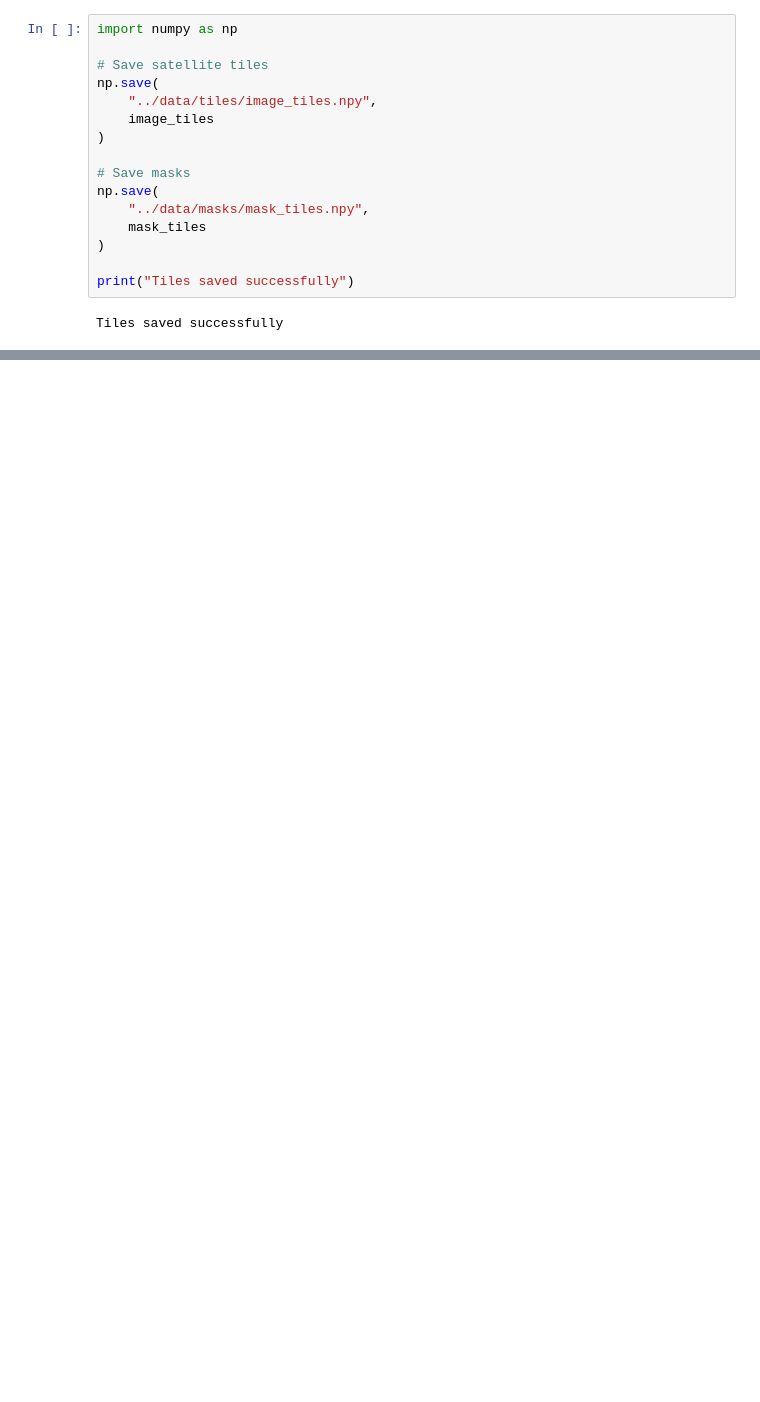
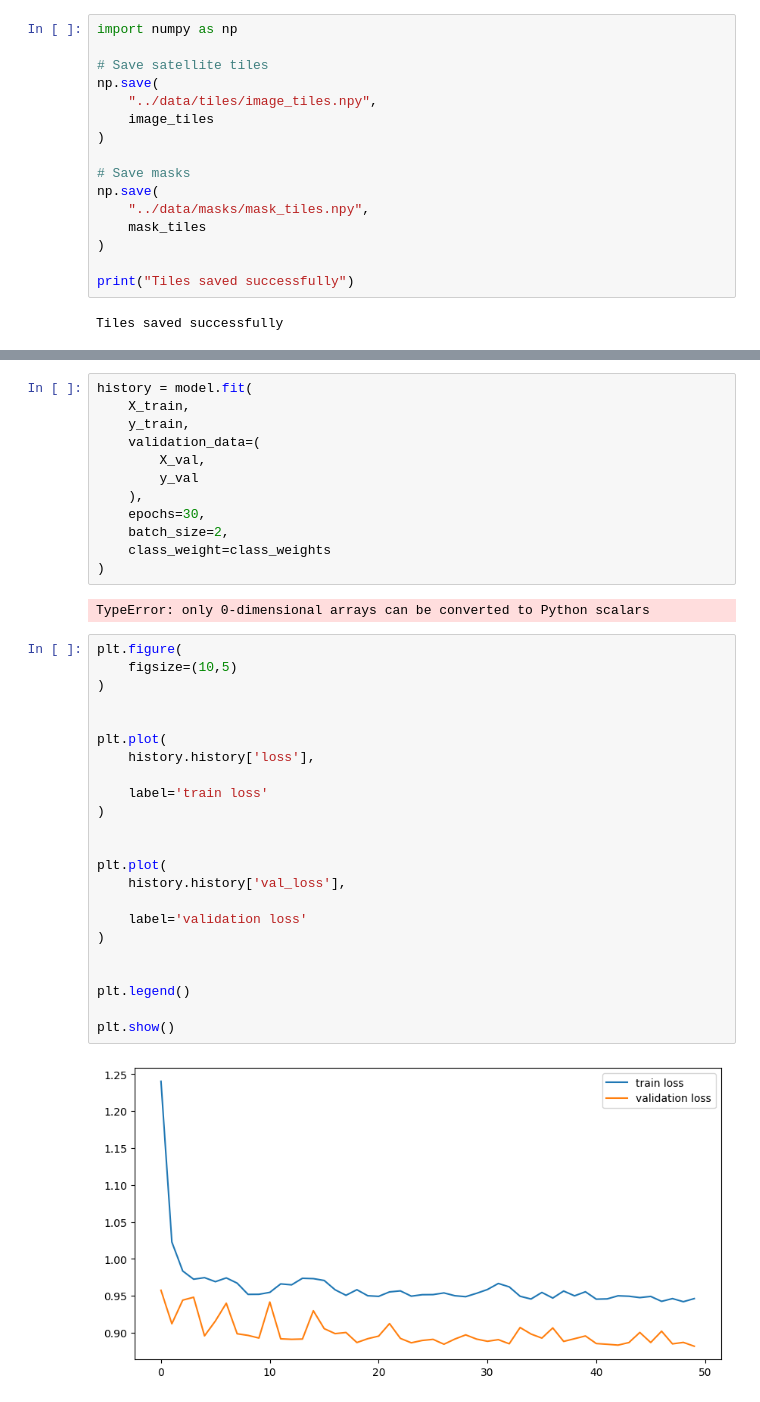
Before and after one commit to Rudra01a/GeoVisionAI, a Jupyter notebook: notebooks/n03_dataset_preparation.ipynb, the cells around one changed output, grey strips where cells are left out. Drawn from its saved outputs; the diff is of its cells as text; blank space fills up the shorter version.

```diff
--- a/notebooks/n03_dataset_preparation.ipynb
+++ b/notebooks/n03_dataset_preparation.ipynb
@@ -384,0 +816,39 @@ Tiles saved successfully
+# %%
+history = model.fit(
+    X_train,
+    y_train,
+    validation_data=(
+        X_val,
+        y_val
+    ),
+    epochs=30,
+    batch_size=2,
+    class_weight=class_weights
+)
+# %% [output]
+TypeError: only 0-dimensional arrays can be converted to Python scalars
+# %%
+plt.figure(
+    figsize=(10,5)
+)
+
+
+plt.plot(
+    history.history['loss'],
+
+    label='train loss'
+)
+
+
+plt.plot(
+    history.history['val_loss'],
+
+    label='validation loss'
+)
+
+
+plt.legend()
+
+plt.show()
+# %% [output]
+[figure, added]
```
Also changed, not shown: parts of 14 cells of this notebook, 2 other files.
